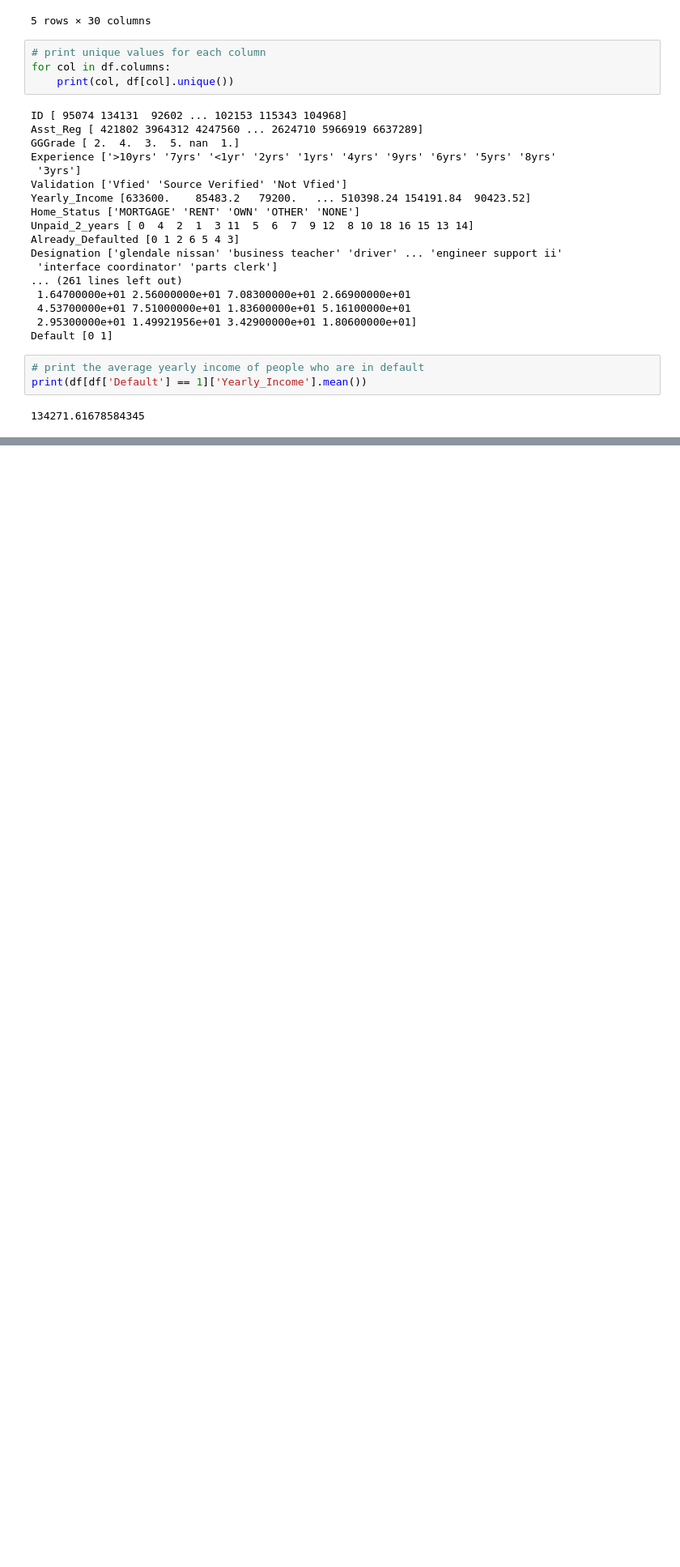
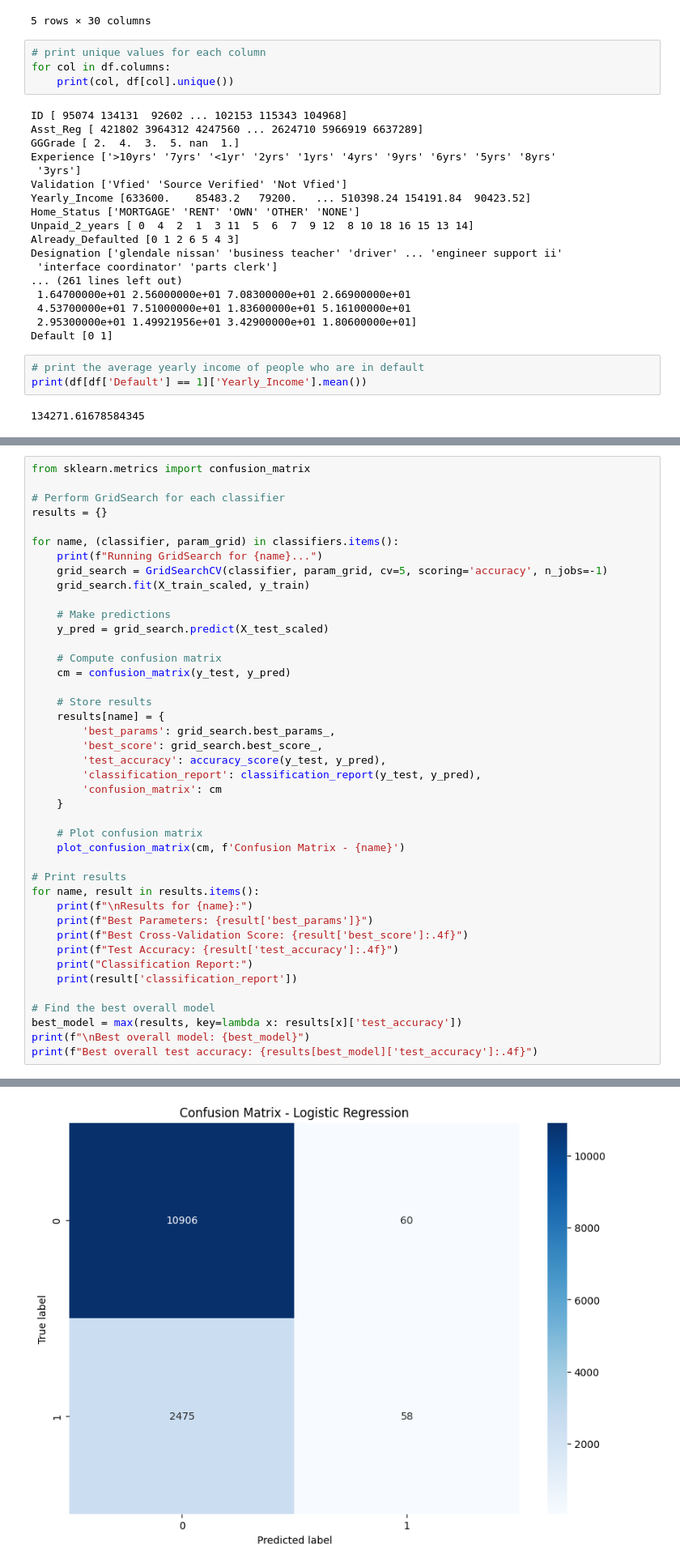
Before and after one commit to geo-rge-li/loan-default-analysis, a Jupyter notebook: analysis.ipynb, the cells around one changed output, grey strips where cells are left out. Shown at 81% size. Cells and saved outputs as stored; diff of their text form; blank space fills up the shorter version.

Commit message:
updated to do confusion matrix

```diff
--- a/analysis.ipynb
+++ b/analysis.ipynb
@@ -170,0 +145,43 @@ print(f"Best overall test accuracy: {results[best_model]['test_accuracy']:.4f}")
+# %%
+from sklearn.metrics import confusion_matrix
+
+# Perform GridSearch for each classifier
+results = {}
+
+for name, (classifier, param_grid) in classifiers.items():
+    print(f"Running GridSearch for {name}...")
+    grid_search = GridSearchCV(classifier, param_grid, cv=5, scoring='accuracy', n_jobs=-1)
+    grid_search.fit(X_train_scaled, y_train)
+
+    # Make predictions
+    y_pred = grid_search.predict(X_test_scaled)
+
+    # Compute confusion matrix
+    cm = confusion_matrix(y_test, y_pred)
+
+    # Store results
+    results[name] = {
+        'best_params': grid_search.best_params_,
+        'best_score': grid_search.best_score_,
+        'test_accuracy': accuracy_score(y_test, y_pred),
+        'classification_report': classification_report(y_test, y_pred),
+        'confusion_matrix': cm
+    }
+
+    # Plot confusion matrix
+    plot_confusion_matrix(cm, f'Confusion Matrix - {name}')
+
+# Print results
+for name, result in results.items():
+    print(f"\nResults for {name}:")
+    print(f"Best Parameters: {result['best_params']}")
+    print(f"Best Cross-Validation Score: {result['best_score']:.4f}")
+    print(f"Test Accuracy: {result['test_accuracy']:.4f}")
+    print("Classification Report:")
+    print(result['classification_report'])
+
+# Find the best overall model
+best_model = max(results, key=lambda x: results[x]['test_accuracy'])
+print(f"\nBest overall model: {best_model}")
+print(f"Best overall test accuracy: {results[best_model]['test_accuracy']:.4f}")
+# %% [output]
@@ -170,0 +206 @@ print(f"Best overall test accuracy: {results[best_model]['test_accuracy']:.4f}")
+[figure, added]
```
Also changed, not shown: parts of 3 cells of this notebook, 1 other file.
